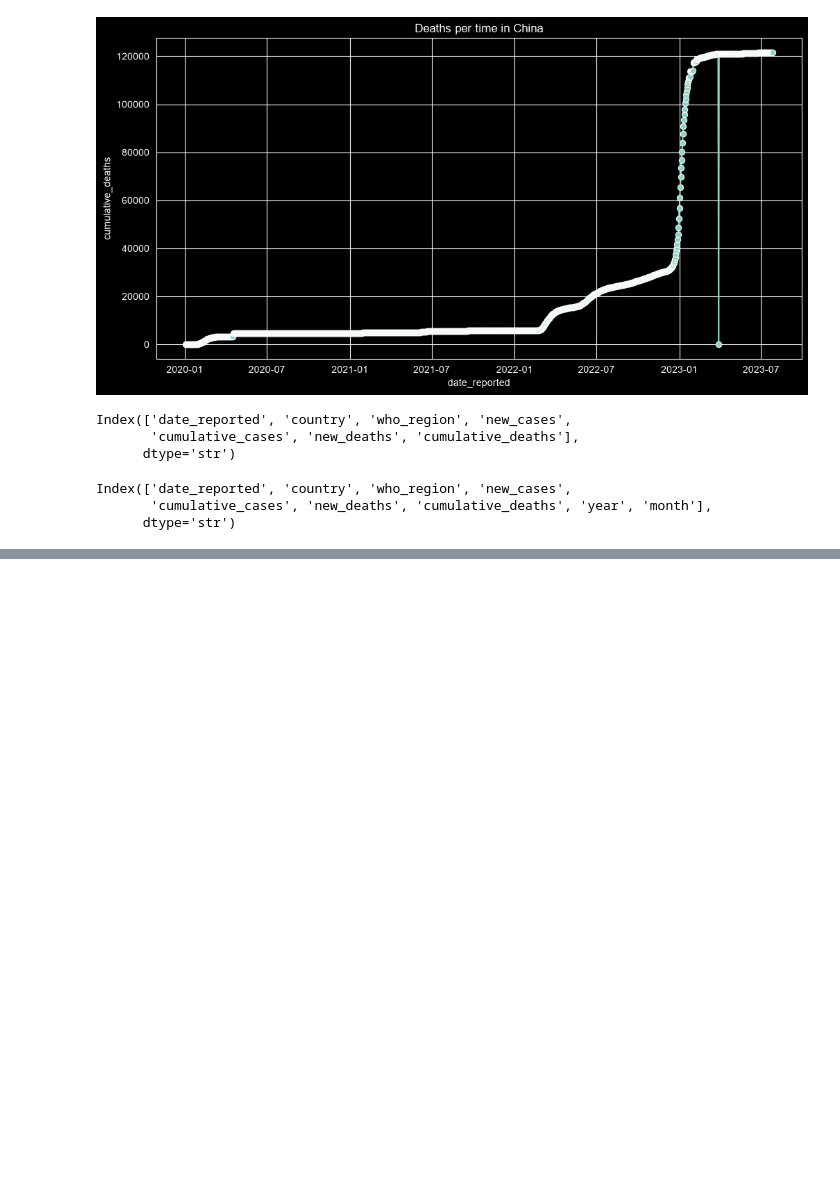
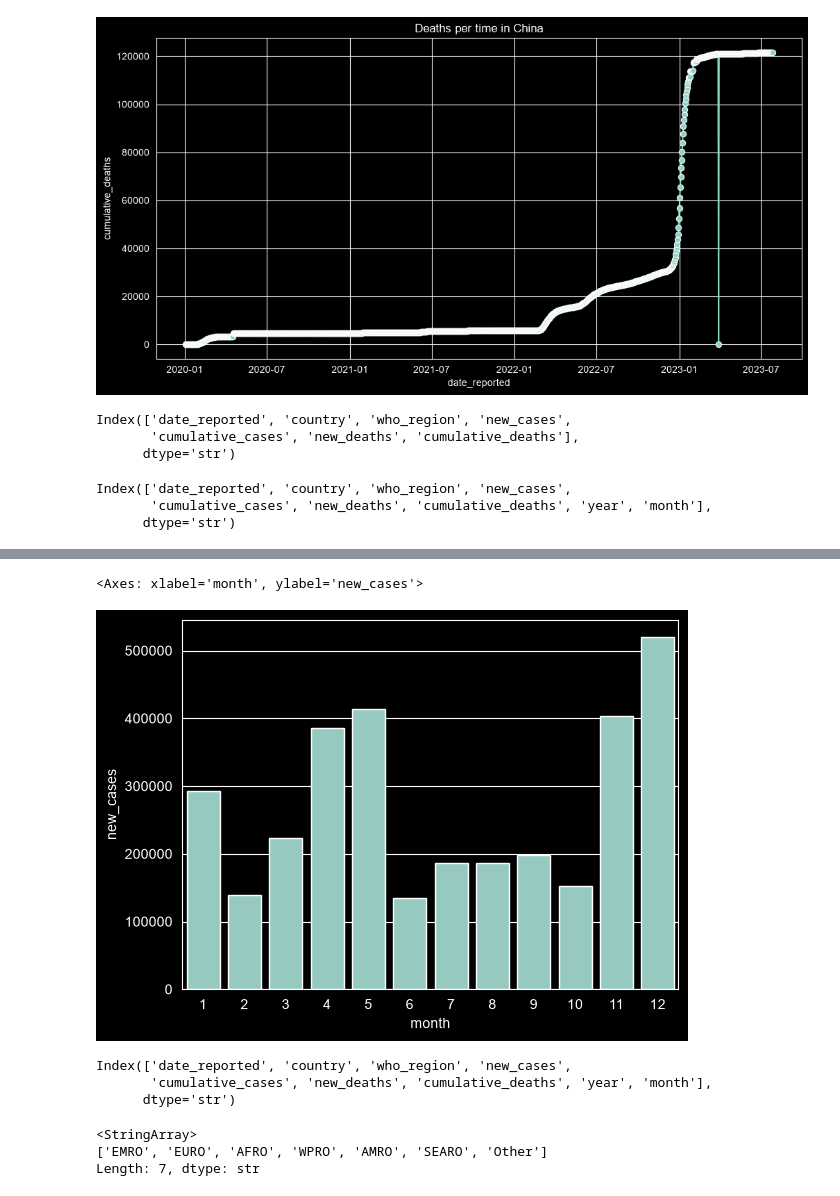
Before and after one commit to shea3booo/Covid-19-EDA, a Jupyter notebook: Covid_19.ipynb, the cells around one changed output, grey strips where cells are left out. Saved outputs shown, nothing was run; the diff lists cells and outputs as text; code cells hidden in the pictures; blank space fills up the shorter version.

```diff
--- a/Covid_19.ipynb
+++ b/Covid_19.ipynb
@@ -258,0 +330,17 @@ sns.lineplot(x = 'month' , y ='new_deaths', data =df[df.year ==2020],color = 'bl
+# %%
+sns.barplot(df[df.year==2021].groupby('month')['new_cases'].max())
+# %% [output]
+<Axes: xlabel='month', ylabel='new_cases'>
+[figure, added]
+# %%
+df.columns
+# %% [output]
+Index(['date_reported', 'country', 'who_region', 'new_cases',
+       'cumulative_cases', 'new_deaths', 'cumulative_deaths', 'year', 'month'],
+      dtype='str')
+# %%
+df.who_region.unique()
+# %% [output]
+<StringArray>
+['EMRO', 'EURO', 'AFRO', 'WPRO', 'AMRO', 'SEARO', 'Other']
+Length: 7, dtype: str
```
Also changed, not shown: parts of 8 cells of this notebook.
